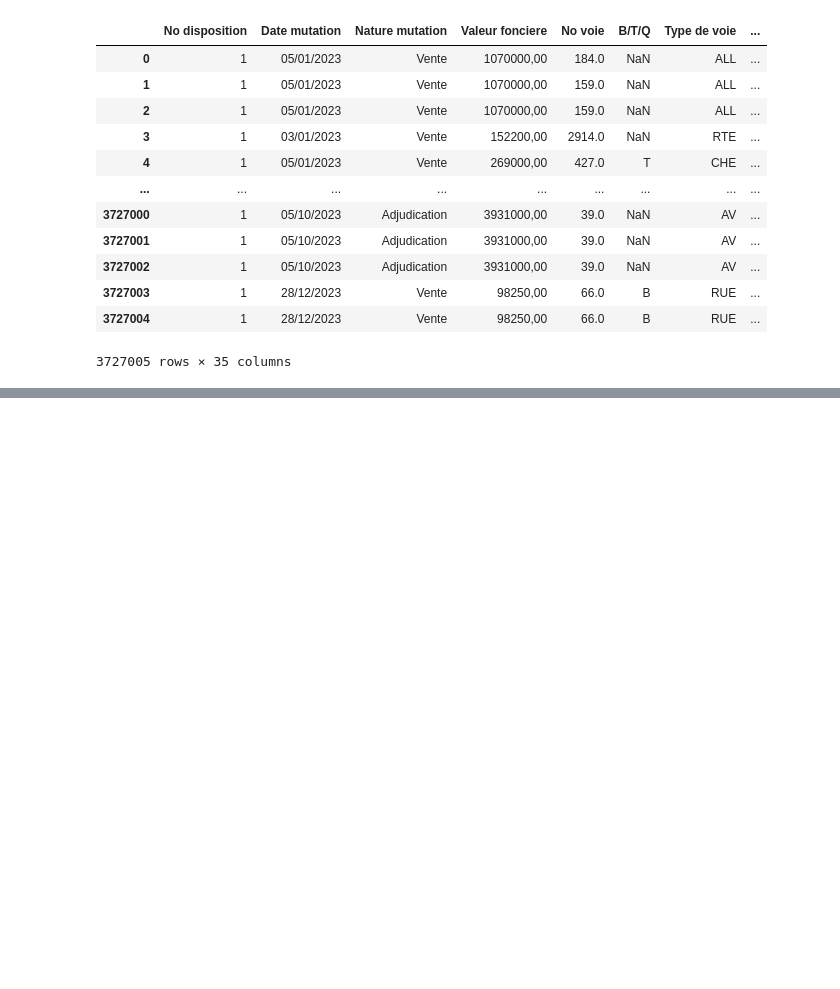
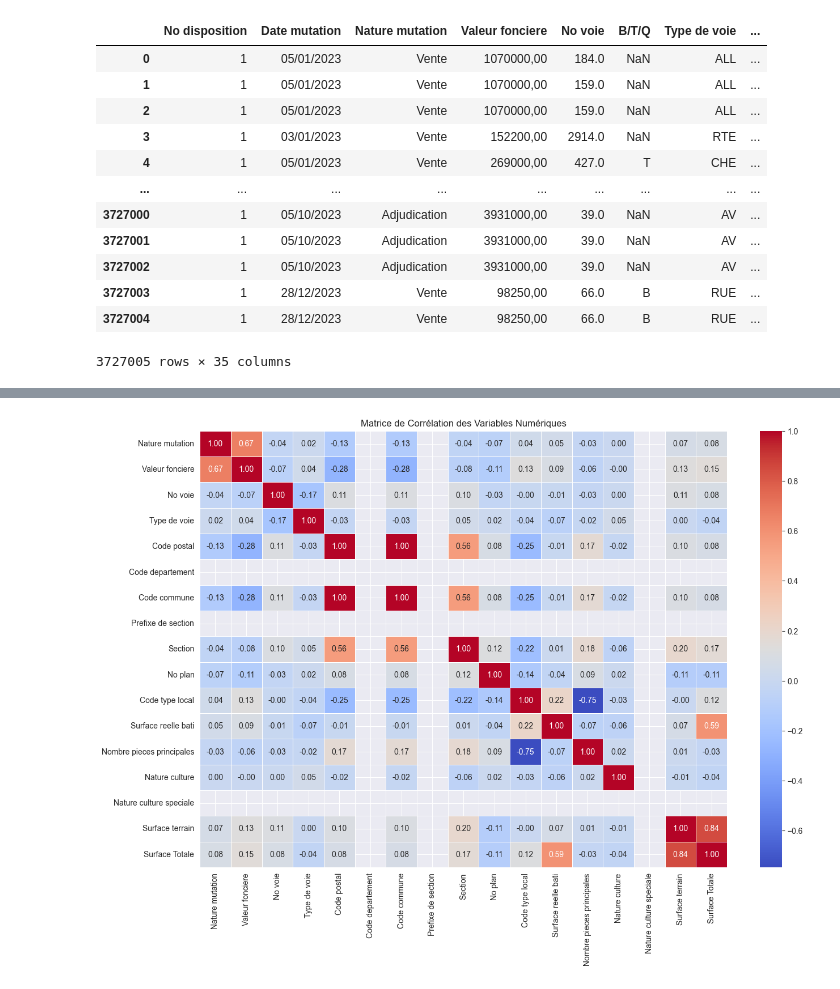
Before and after one commit to Skrinox/Analyses_des_Donnees_DVF, a Jupyter notebook: Analyses_DVF.ipynb, the cells around one changed output, grey strips where cells are left out. Saved outputs shown, nothing was run; the diff lists cells and outputs as text; code cells hidden in the pictures; blank space fills up the shorter version.

```diff
--- a/Analyses_DVF.ipynb
+++ b/Analyses_DVF.ipynb
@@ -74,0 +212,4 @@ df = df.drop(columns=['Date mutation','Prefixe de section', 'Section', 'No plan'
+# %%
+# Matrice de corrélation
+correlation_matrix = df1_cleaned.corr()
+correlation_matrix
@@ -74,0 +256,7 @@ df = df.drop(columns=['Date mutation','Prefixe de section', 'Section', 'No plan'
+# %%
+plt.figure(figsize=(15, 10))
+sns.heatmap(correlation_matrix, annot=True, cmap='coolwarm', fmt='.2f', linewidths=0.5)
+plt.title('Matrice de Corrélation des Variables Numériques')
+plt.show()
+# %% [output]
+[figure, added]
```
Also changed, not shown: parts of 43 cells of this notebook.
